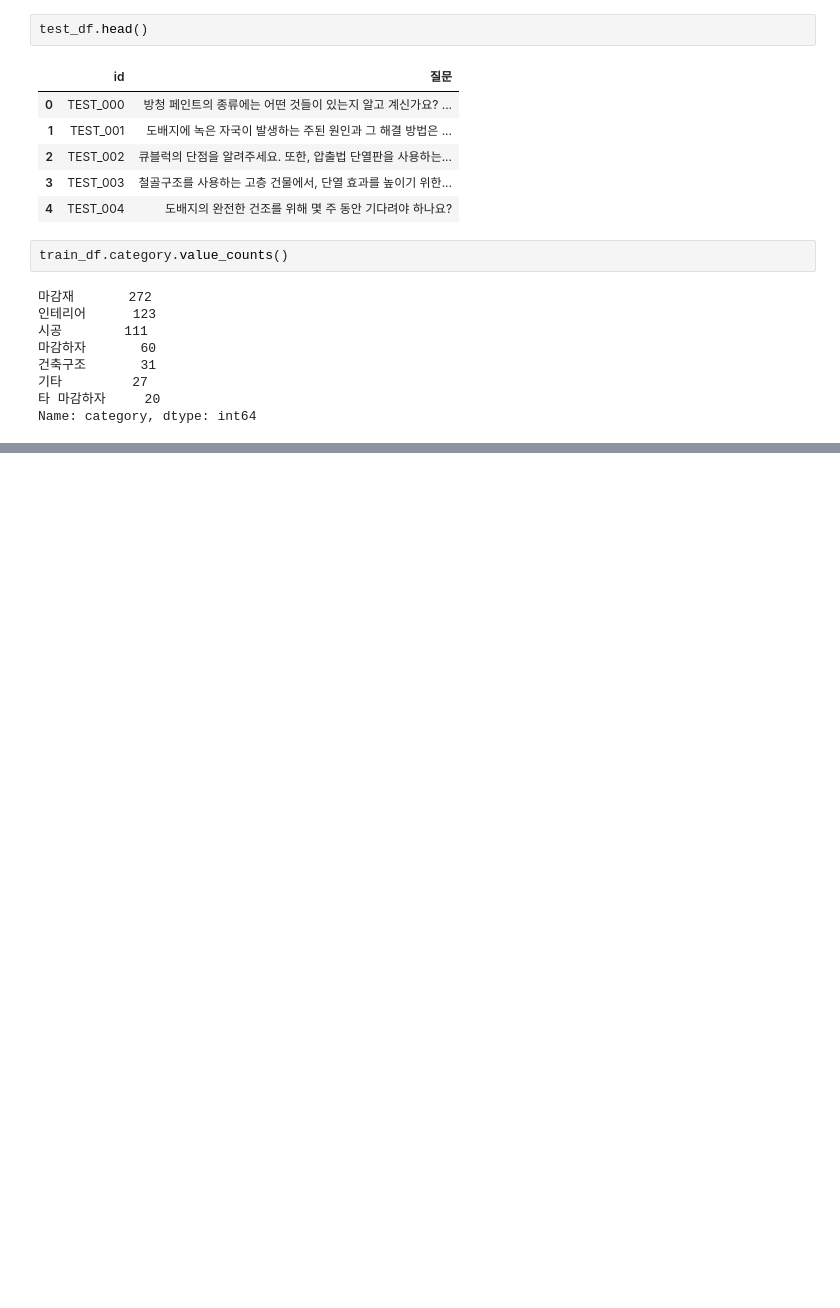
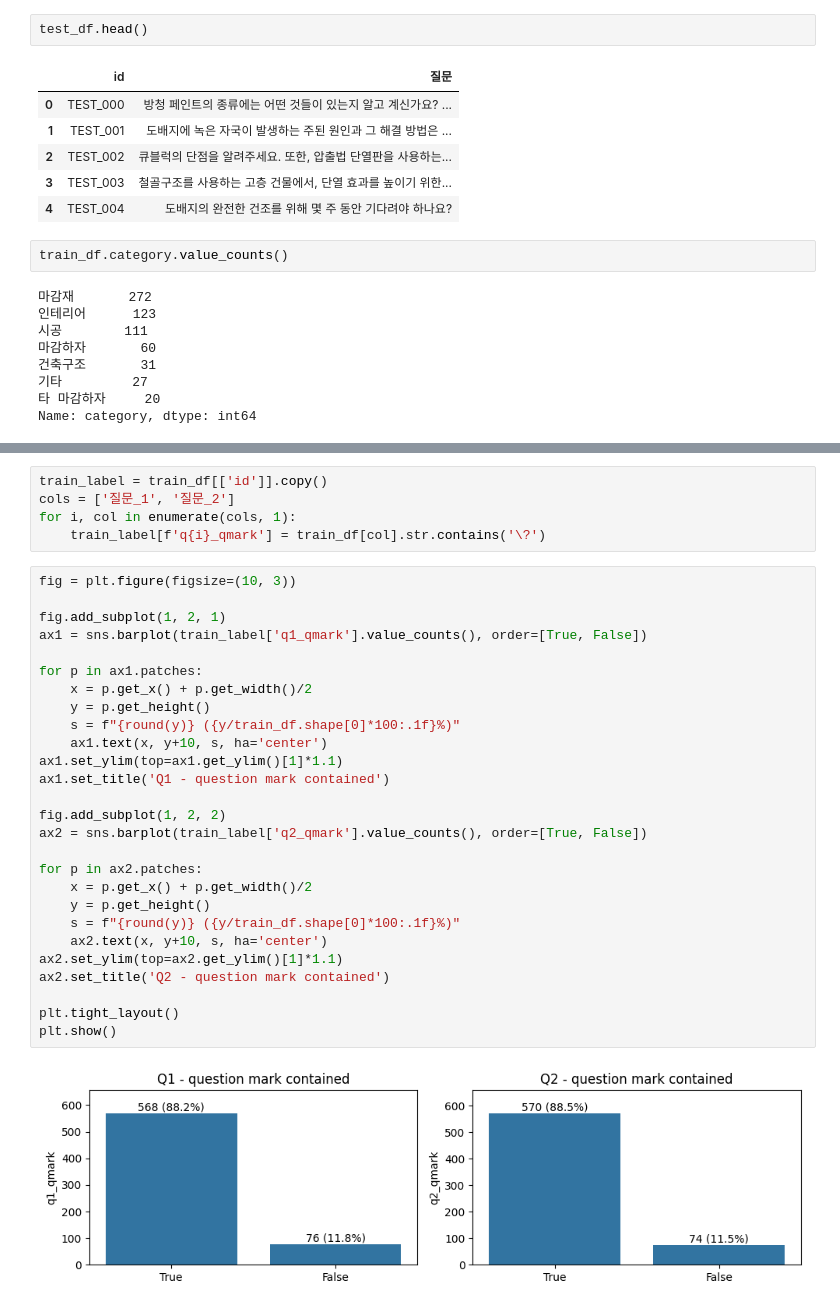
Before and after one commit to Five-Star-Station/Hansol_QA, a Jupyter notebook: simso/dacon_hansol_qa_eda.ipynb, the cells around one changed output, grey strips where cells are left out. Saved outputs shown, nothing was run; the diff lists cells and outputs as text; blank space fills up the shorter version.

```diff
--- a/simso/dacon_hansol_qa_eda.ipynb
+++ b/simso/dacon_hansol_qa_eda.ipynb
@@ -209,0 +75,34 @@ train_df[train_df['질문_1'].str.contains('주의')]
+# %%
+train_label = train_df[['id']].copy()
+cols = ['질문_1', '질문_2']
+for i, col in enumerate(cols, 1):
+    train_label[f'q{i}_qmark'] = train_df[col].str.contains('\?')
+# %%
+fig = plt.figure(figsize=(10, 3))
+
+fig.add_subplot(1, 2, 1)
+ax1 = sns.barplot(train_label['q1_qmark'].value_counts(), order=[True, False])
+
+for p in ax1.patches:
+    x = p.get_x() + p.get_width()/2
+    y = p.get_height()
+    s = f"{round(y)} ({y/train_df.shape[0]*100:.1f}%)"
+    ax1.text(x, y+10, s, ha='center')
+ax1.set_ylim(top=ax1.get_ylim()[1]*1.1)
+ax1.set_title('Q1 - question mark contained')
+
+fig.add_subplot(1, 2, 2)
+ax2 = sns.barplot(train_label['q2_qmark'].value_counts(), order=[True, False])
+
+for p in ax2.patches:
+    x = p.get_x() + p.get_width()/2
+    y = p.get_height()
+    s = f"{round(y)} ({y/train_df.shape[0]*100:.1f}%)"
+    ax2.text(x, y+10, s, ha='center')
+ax2.set_ylim(top=ax2.get_ylim()[1]*1.1)
+ax2.set_title('Q2 - question mark contained')
+
+plt.tight_layout()
+plt.show()
+# %% [output]
+[figure, added]
```
Also changed, not shown: parts of 28 cells of this notebook.
